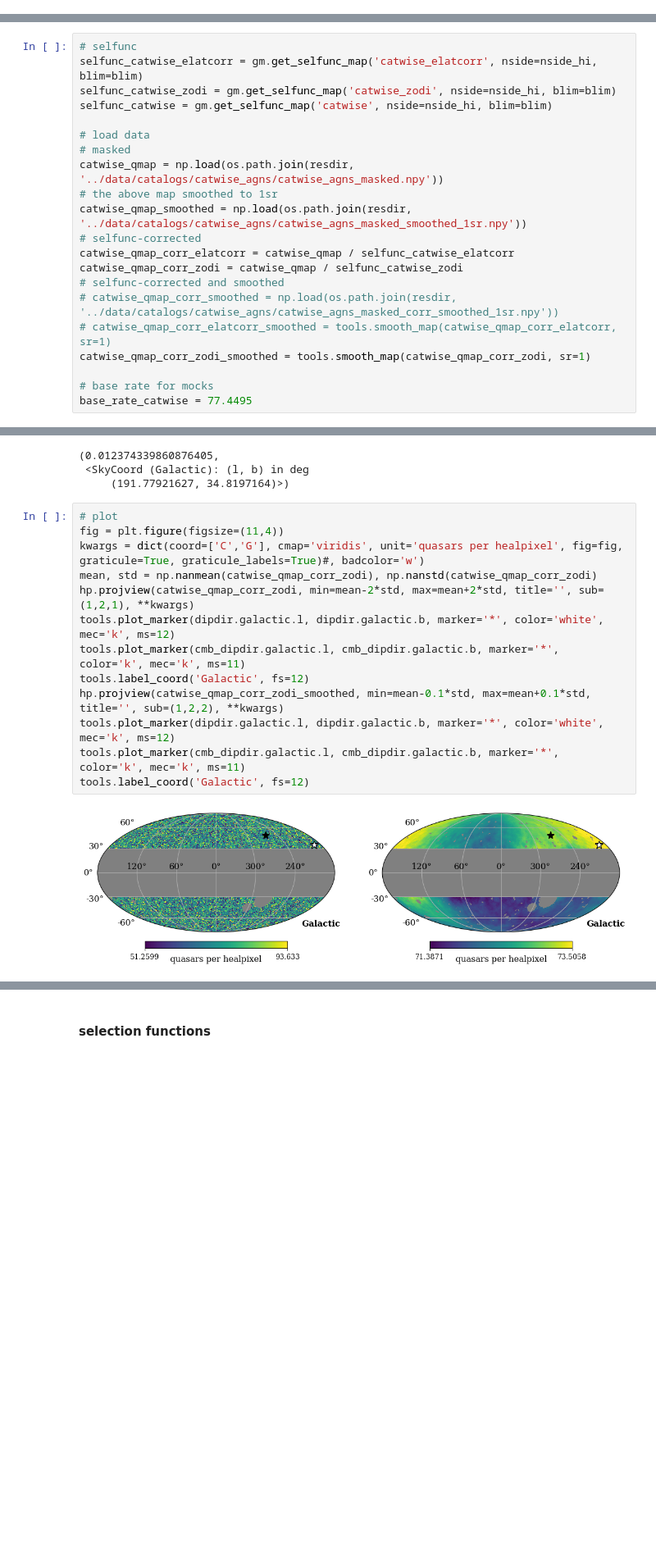
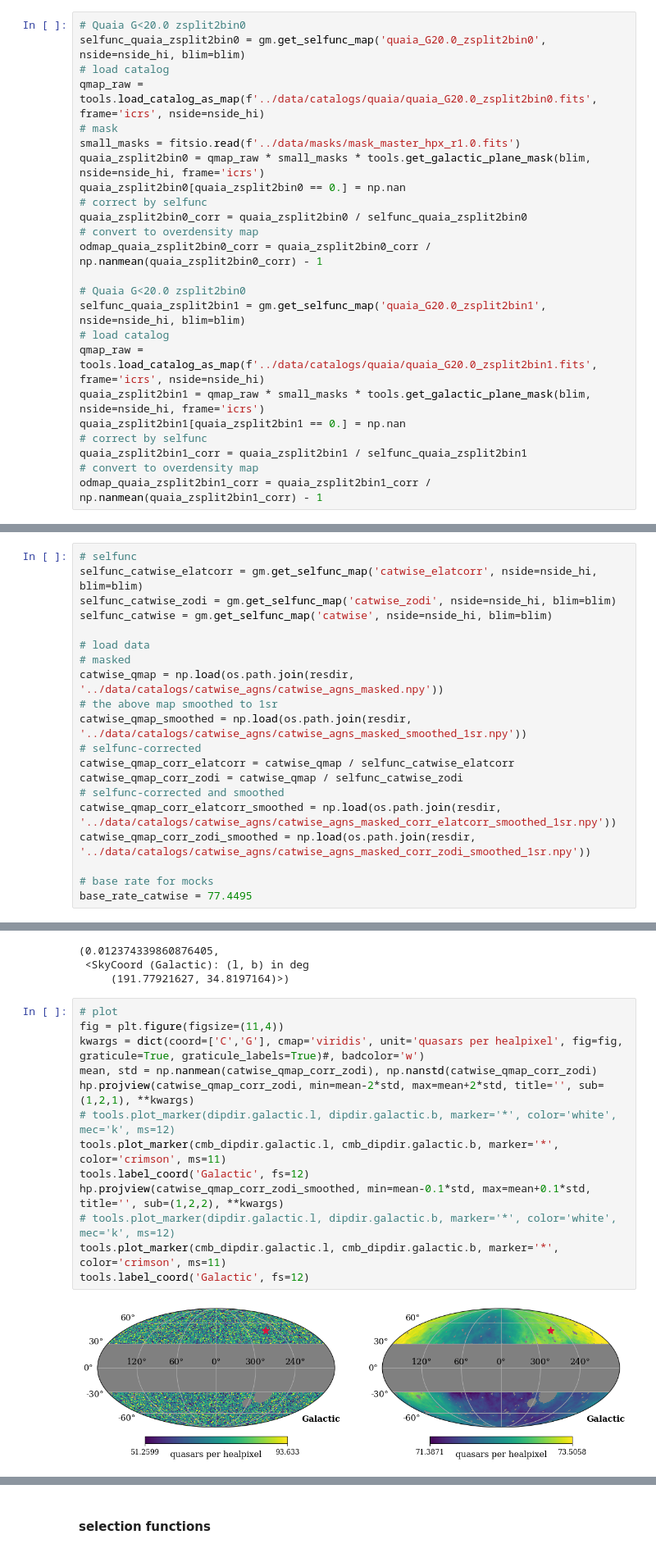
Before and after one commit to abbyw24/lss-dipoles, a Jupyter notebook: notebooks/paper_plots.ipynb, the cells around one changed output, grey strips where cells are left out. Shown at 82% size. Saved outputs shown, nothing was run; the diff lists cells and outputs as text; blank space fills up the shorter version.

```diff
--- a/notebooks/paper_plots.ipynb
+++ b/notebooks/paper_plots.ipynb
@@ -77,3 +107,27 @@ tools.label_coord('Galactic', fs=14)
+# %%
+# Quaia G<20.0 zsplit2bin0
+selfunc_quaia_zsplit2bin0 = gm.get_selfunc_map('quaia_G20.0_zsplit2bin0', nside=nside_hi, blim=blim)
+# load catalog
+qmap_raw = tools.load_catalog_as_map(f'../data/catalogs/quaia/quaia_G20.0_zsplit2bin0.fits', frame='icrs', nside=nside_hi)
+# mask
+small_masks = fitsio.read(f'../data/masks/mask_master_hpx_r1.0.fits')
+quaia_zsplit2bin0 = qmap_raw * small_masks * tools.get_galactic_plane_mask(blim, nside=nside_hi, frame='icrs')
+quaia_zsplit2bin0[quaia_zsplit2bin0 == 0.] = np.nan
+# correct by selfunc
+quaia_zsplit2bin0_corr = quaia_zsplit2bin0 / selfunc_quaia_zsplit2bin0
+# convert to overdensity map
+odmap_quaia_zsplit2bin0_corr = quaia_zsplit2bin0_corr / np.nanmean(quaia_zsplit2bin0_corr) - 1
+
+# Quaia G<20.0 zsplit2bin0
+selfunc_quaia_zsplit2bin1 = gm.get_selfunc_map('quaia_G20.0_zsplit2bin1', nside=nside_hi, blim=blim)
+# load catalog
+qmap_raw = tools.load_catalog_as_map(f'../data/catalogs/quaia/quaia_G20.0_zsplit2bin1.fits', frame='icrs', nside=nside_hi)
+quaia_zsplit2bin1 = qmap_raw * small_masks * tools.get_galactic_plane_mask(blim, nside=nside_hi, frame='icrs')
+quaia_zsplit2bin1[quaia_zsplit2bin1 == 0.] = np.nan
+# correct by selfunc
+quaia_zsplit2bin1_corr = quaia_zsplit2bin1 / selfunc_quaia_zsplit2bin1
+# convert to overdensity map
+odmap_quaia_zsplit2bin1_corr = quaia_zsplit2bin1_corr / np.nanmean(quaia_zsplit2bin1_corr) - 1
 # %% [markdown]
 #### CatWISE
 # %%
@@ -91,9 +145,8 @@ catwise_qmap_smoothed = np.load(os.path.join(resdir, '../data/catalogs/catwise_a
 catwise_qmap_corr_elatcorr = catwise_qmap / selfunc_catwise_elatcorr
 catwise_qmap_corr_zodi = catwise_qmap / selfunc_catwise_zodi
 # selfunc-corrected and smoothed
-# catwise_qmap_corr_smoothed = np.load(os.path.join(resdir, '../data/catalogs/catwise_agns/catwise_agns_masked_corr_smoothed_1sr.npy'))
-# catwise_qmap_corr_elatcorr_smoothed = tools.smooth_map(catwise_qmap_corr_elatcorr, sr=1)
-catwise_qmap_corr_zodi_smoothed = tools.smooth_map(catwise_qmap_corr_zodi, sr=1)
+catwise_qmap_corr_elatcorr_smoothed = np.load(os.path.join(resdir, '../data/catalogs/catwise_agns/catwise_agns_masked_corr_elatcorr_smoothed_1sr.npy'))
+catwise_qmap_corr_zodi_smoothed = np.load(os.path.join(resdir, '../data/catalogs/catwise_agns/catwise_agns_masked_corr_zodi_smoothed_1sr.npy'))
 
 # base rate for mocks
 base_rate_catwise = 77.4495
@@ -121,15 +171,15 @@ dipamp, dipdir.galactic
 # %%
 # plot
 fig = plt.figure(figsize=(11,4))
 kwargs = dict(coord=['C','G'], cmap='viridis', unit='quasars per healpixel', fig=fig, graticule=True, graticule_labels=True)#, badcolor='w')
 mean, std = np.nanmean(catwise_qmap_corr_zodi), np.nanstd(catwise_qmap_corr_zodi)
 hp.projview(catwise_qmap_corr_zodi, min=mean-2*std, max=mean+2*std, title='', sub=(1,2,1), **kwargs)
-tools.plot_marker(dipdir.galactic.l, dipdir.galactic.b, marker='*', color='white', mec='k', ms=12)
-tools.plot_marker(cmb_dipdir.galactic.l, cmb_dipdir.galactic.b, marker='*', color='k', mec='k', ms=11)
+# tools.plot_marker(dipdir.galactic.l, dipdir.galactic.b, marker='*', color='white', mec='k', ms=12)
+tools.plot_marker(cmb_dipdir.galactic.l, cmb_dipdir.galactic.b, marker='*', color='crimson', ms=11)
 tools.label_coord('Galactic', fs=12)
 hp.projview(catwise_qmap_corr_zodi_smoothed, min=mean-0.1*std, max=mean+0.1*std, title='', sub=(1,2,2), **kwargs)
-tools.plot_marker(dipdir.galactic.l, dipdir.galactic.b, marker='*', color='white', mec='k', ms=12)
-tools.plot_marker(cmb_dipdir.galactic.l, cmb_dipdir.galactic.b, marker='*', color='k', mec='k', ms=11)
+# tools.plot_marker(dipdir.galactic.l, dipdir.galactic.b, marker='*', color='white', mec='k', ms=12)
+tools.plot_marker(cmb_dipdir.galactic.l, cmb_dipdir.galactic.b, marker='*', color='crimson', ms=11)
 tools.label_coord('Galactic', fs=12)
 # %% [output]
-[figure, old version]
+[figure, new version]
```
Also changed, not shown: parts of 45 cells of this notebook, 3 other files.
